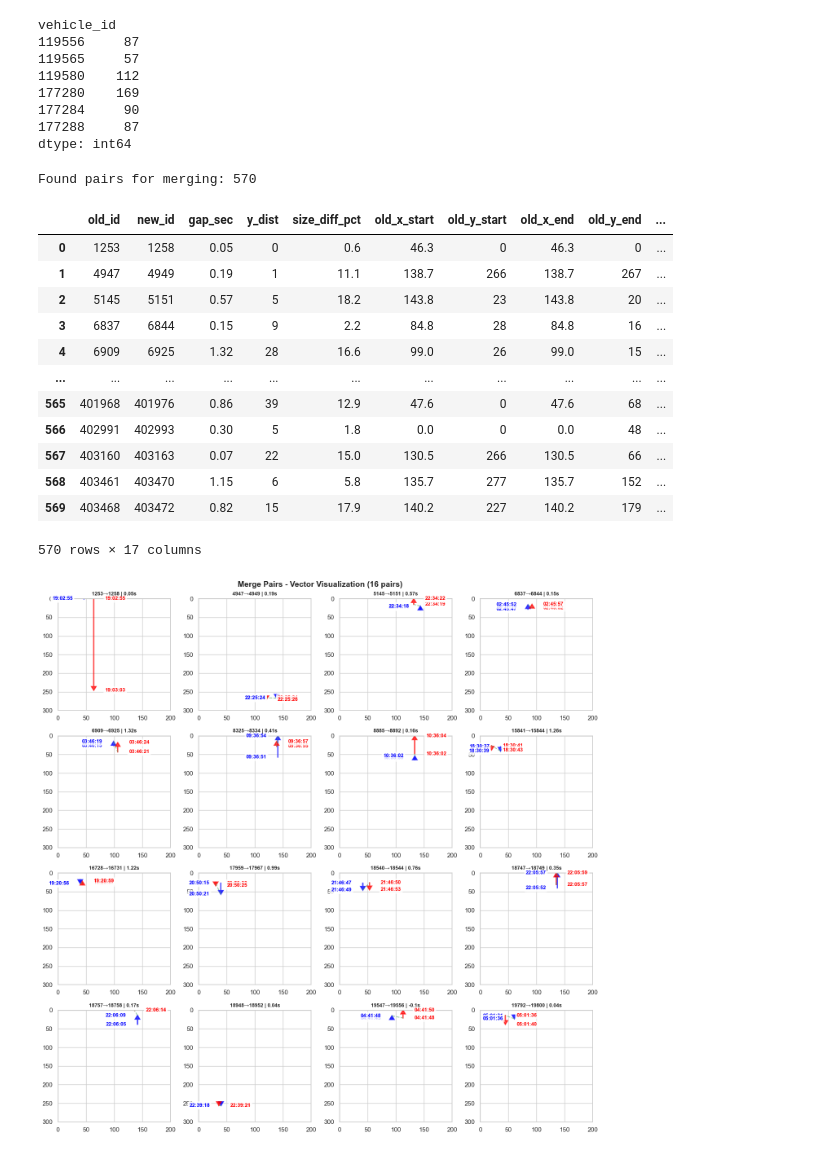
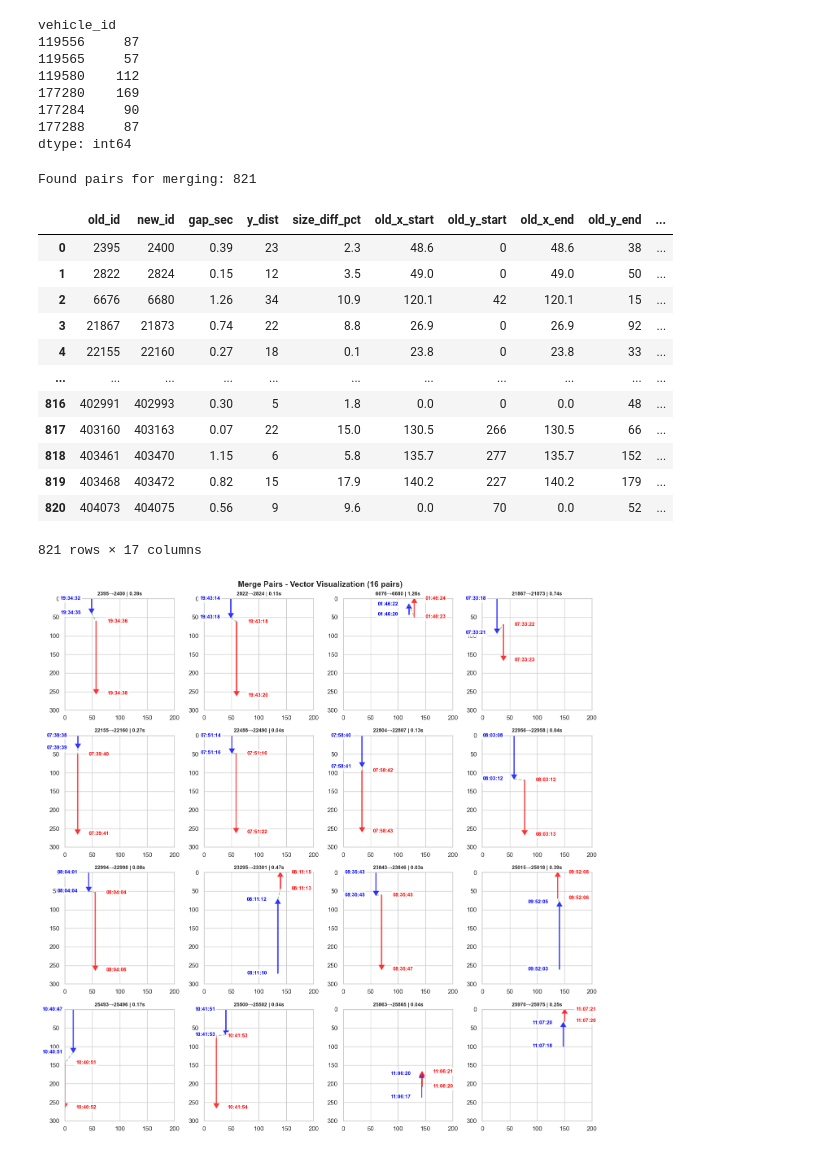
Before and after one commit to mikeandrusyak/Traffic-monitoring-Challenge, a Jupyter notebook: load_data_from_database.ipynb, the cells around one changed output. Drawn from its saved outputs; the diff is of its cells as text; code cells hidden in the pictures.

```diff
--- a/load_data_from_database.ipynb
+++ b/load_data_from_database.ipynb
@@ -53,7 +53,7 @@ session_df = df[df['session_id'] == session_id_to_analyze].sort_values(['vehicle
 
 # Filter vehicle_id with less than 40 records
 vehicle_counts = session_df['vehicle_id'].value_counts()
-valid_vehicles = vehicle_counts[vehicle_counts >= 50].index
+valid_vehicles = vehicle_counts[vehicle_counts >= 30].index
 session_df = session_df[session_df['vehicle_id'].isin(valid_vehicles)]
 # %%
 final_summary = categorize_ids(session_df)
@@ -108,30 +108,30 @@ vehicle_id
 dtype: int64
 # %%
 
-merge_results = find_merging_pairs(final_summary, category_filter=['RelayCandidate', 'Partial', 'Static'])
+merge_results = find_merging_pairs(final_summary, category_filter=['RelayCandidate', 'Partial'])
 print(f"Found pairs for merging: {len(merge_results)}")
 merge_results
 # %% [output]
-Found pairs for merging: 570
+Found pairs for merging: 821
 |  | old_id | new_id | gap_sec | y_dist | size_diff_pct | old_x_start | old_y_start | old_x_end | old_y_end | ... |
-| 0 | 1253 | 1258 | 0.05 | 0 | 0.6 | 46.3 | 0 | 46.3 | 0 | ... |
-| 1 | 4947 | 4949 | 0.19 | 1 | 11.1 | 138.7 | 266 | 138.7 | 267 | ... |
-| 2 | 5145 | 5151 | 0.57 | 5 | 18.2 | 143.8 | 23 | 143.8 | 20 | ... |
-| 3 | 6837 | 6844 | 0.15 | 9 | 2.2 | 84.8 | 28 | 84.8 | 16 | ... |
-| 4 | 6909 | 6925 | 1.32 | 28 | 16.6 | 99.0 | 26 | 99.0 | 15 | ... |
+| 0 | 2395 | 2400 | 0.39 | 23 | 2.3 | 48.6 | 0 | 48.6 | 38 | ... |
+| 1 | 2822 | 2824 | 0.15 | 12 | 3.5 | 49.0 | 0 | 49.0 | 50 | ... |
+| 2 | 6676 | 6680 | 1.26 | 34 | 10.9 | 120.1 | 42 | 120.1 | 15 | ... |
+| 3 | 21867 | 21873 | 0.74 | 22 | 8.8 | 26.9 | 0 | 26.9 | 92 | ... |
+| 4 | 22155 | 22160 | 0.27 | 18 | 0.1 | 23.8 | 0 | 23.8 | 33 | ... |
 | ... | ... | ... | ... | ... | ... | ... | ... | ... | ... | ... |
-| 565 | 401968 | 401976 | 0.86 | 39 | 12.9 | 47.6 | 0 | 47.6 | 68 | ... |
-| 566 | 402991 | 402993 | 0.30 | 5 | 1.8 | 0.0 | 0 | 0.0 | 48 | ... |
-| 567 | 403160 | 403163 | 0.07 | 22 | 15.0 | 130.5 | 266 | 130.5 | 66 | ... |
-| 568 | 403461 | 403470 | 1.15 | 6 | 5.8 | 135.7 | 277 | 135.7 | 152 | ... |
-| 569 | 403468 | 403472 | 0.82 | 15 | 17.9 | 140.2 | 227 | 140.2 | 179 | ... |
+| 816 | 402991 | 402993 | 0.30 | 5 | 1.8 | 0.0 | 0 | 0.0 | 48 | ... |
+| 817 | 403160 | 403163 | 0.07 | 22 | 15.0 | 130.5 | 266 | 130.5 | 66 | ... |
+| 818 | 403461 | 403470 | 1.15 | 6 | 5.8 | 135.7 | 277 | 135.7 | 152 | ... |
+| 819 | 403468 | 403472 | 0.82 | 15 | 17.9 | 140.2 | 227 | 140.2 | 179 | ... |
+| 820 | 404073 | 404075 | 0.56 | 9 | 9.6 | 0.0 | 70 | 0.0 | 52 | ... |
-570 rows × 17 columns
+821 rows × 17 columns
 # %%
 # Visualize
 fig = visualize_merge_pairs_grid(merge_results, n_pairs=16, cols=4)
 plt.show()
 # %% [output]
-[figure, old version]
+[figure, new version]
 # %%
 chains = build_merge_chains(merge_results)
 print(f"Found {len(chains)} chains")
```
Also changed, not shown: parts of 5 cells of this notebook.
